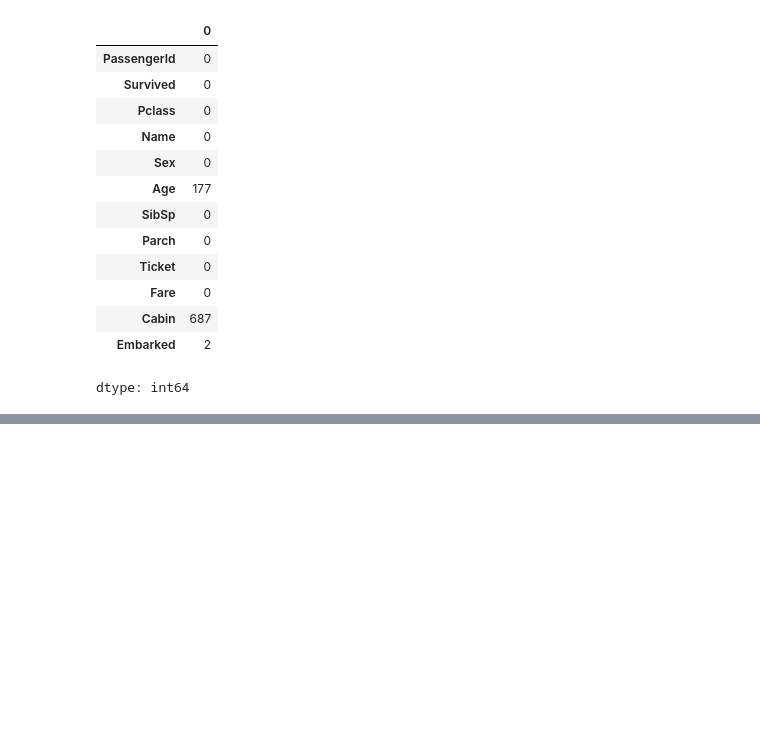
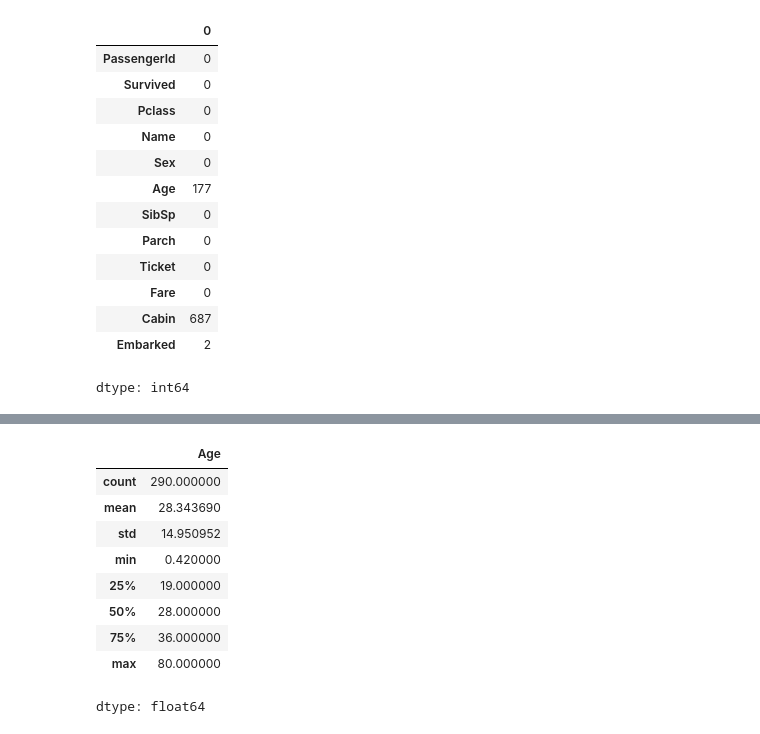
Before and after one commit to Guilherme0202PM/A, a Jupyter notebook: Titanic.ipynb, the cells around one changed output, grey strips where cells are left out. Drawn from its saved outputs; the diff is of its cells as text; code cells hidden in the pictures; blank space fills up the shorter version.

```diff
--- a/Titanic.ipynb
+++ b/Titanic.ipynb
@@ -108,0 +123,13 @@ dtype: int64
+# %%
+titanic[titanic['Survived'] == 1]['Age'].describe()
+# %% [output]
+|  | Age |
+| count | 290.000000 |
+| mean | 28.343690 |
+| std | 14.950952 |
+| min | 0.420000 |
+| 25% | 19.000000 |
+| 50% | 28.000000 |
+| 75% | 36.000000 |
+| max | 80.000000 |
+dtype: float64
```
Also changed, not shown: parts of 5 cells of this notebook.
